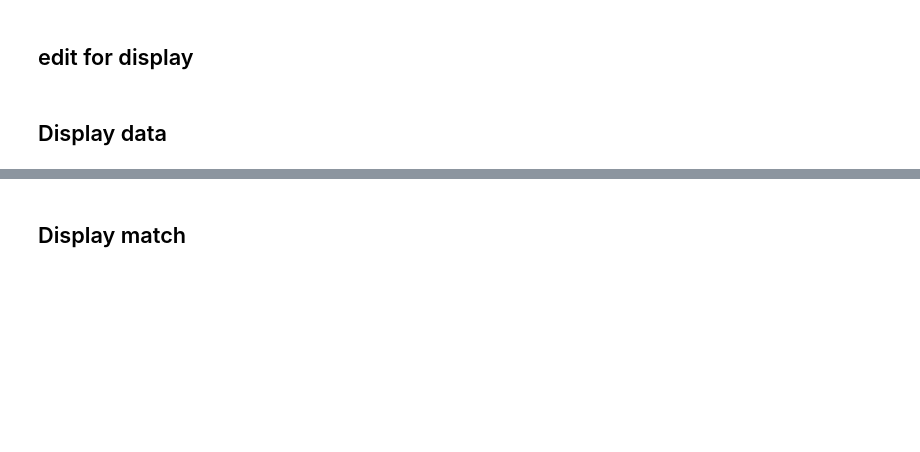
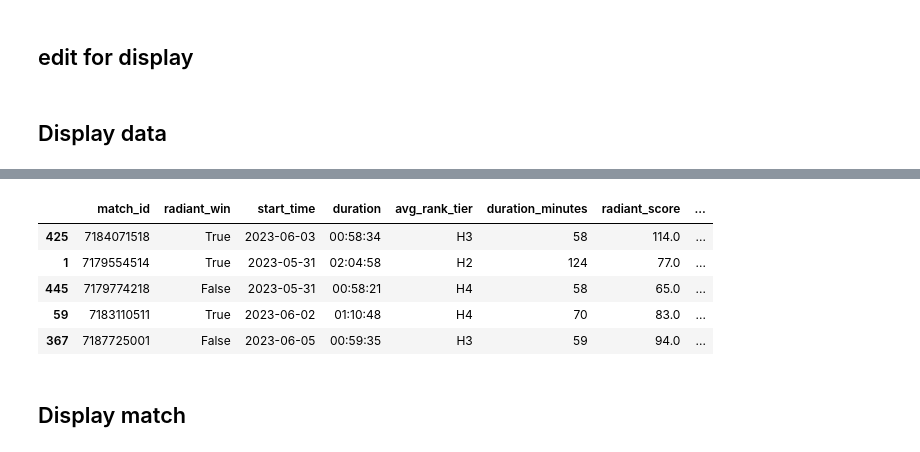
Before and after one commit to bil-lekid/HeraldReplayGet, a Jupyter notebook: main.ipynb, the cells around one changed output, grey strips where cells are left out. Cells and saved outputs as stored; diff of their text form; code cells hidden in the pictures; blank space fills up the shorter version.

```diff
--- a/main.ipynb
+++ b/main.ipynb
@@ -624,3 +627,53 @@ pretty_print(
+# %%
+df_csv = pd.read_csv('herald_replay_Jun_7.csv')
+# df_csv = df_csv[df_csv['comeback'] == True]
+column_list = [
+    "match_id",
+    "radiant_win",
+    "start_time",
+    "duration",
+    "avg_rank_tier",
+    "duration_minutes",
+    "radiant_score",
+    "dire_score",
+    "total_kill",
+    "kill_dif",
+    "max_kill_dif",
+    "kills_per_minute",
+    "comeback",
+    "analysisOutcome",
+    # 'goldSwing',
+    # 'absGoldSwing',
+    "topLaneOutcome",
+    "midLaneOutcome",
+    "bottomLaneOutcome",
+    "HK",
+    "player_HK",
+    "item_HK",
+    "HD",
+    "player_HD",
+    "item_HD",
+    "HLH",
+    "HDeny",
+    "HGPM",
+    "HXPM",
+    "abs_kill_dif",
+]
+
+condition = df_csv["match_id"].notnull()
+# condition = df_csv['analysisOutcome'] == 'COMEBACK'
+pretty_print(
+    df_csv.loc[condition, column_list]
+    .sort_values(by=["HK"], ascending=[False])
+    .head(5)
+)
+# %% [output]
+|  | match_id | radiant_win | start_time | duration | avg_rank_tier | duration_minutes | radiant_score | ... |
+| 425 | 7184071518 | True | 2023-06-03 | 00:58:34 | H3 | 58 | 114.0 | ... |
+| 1 | 7179554514 | True | 2023-05-31 | 02:04:58 | H2 | 124 | 77.0 | ... |
+| 445 | 7179774218 | False | 2023-05-31 | 00:58:21 | H4 | 58 | 65.0 | ... |
+| 59 | 7183110511 | True | 2023-06-02 | 01:10:48 | H4 | 70 | 83.0 | ... |
+| 367 | 7187725001 | False | 2023-06-05 | 00:59:35 | H3 | 59 | 94.0 | ... |
 # %% [markdown]
 ## Display match
 # %%
```
Also changed, not shown: parts of 8 cells of this notebook, 3 other files.
